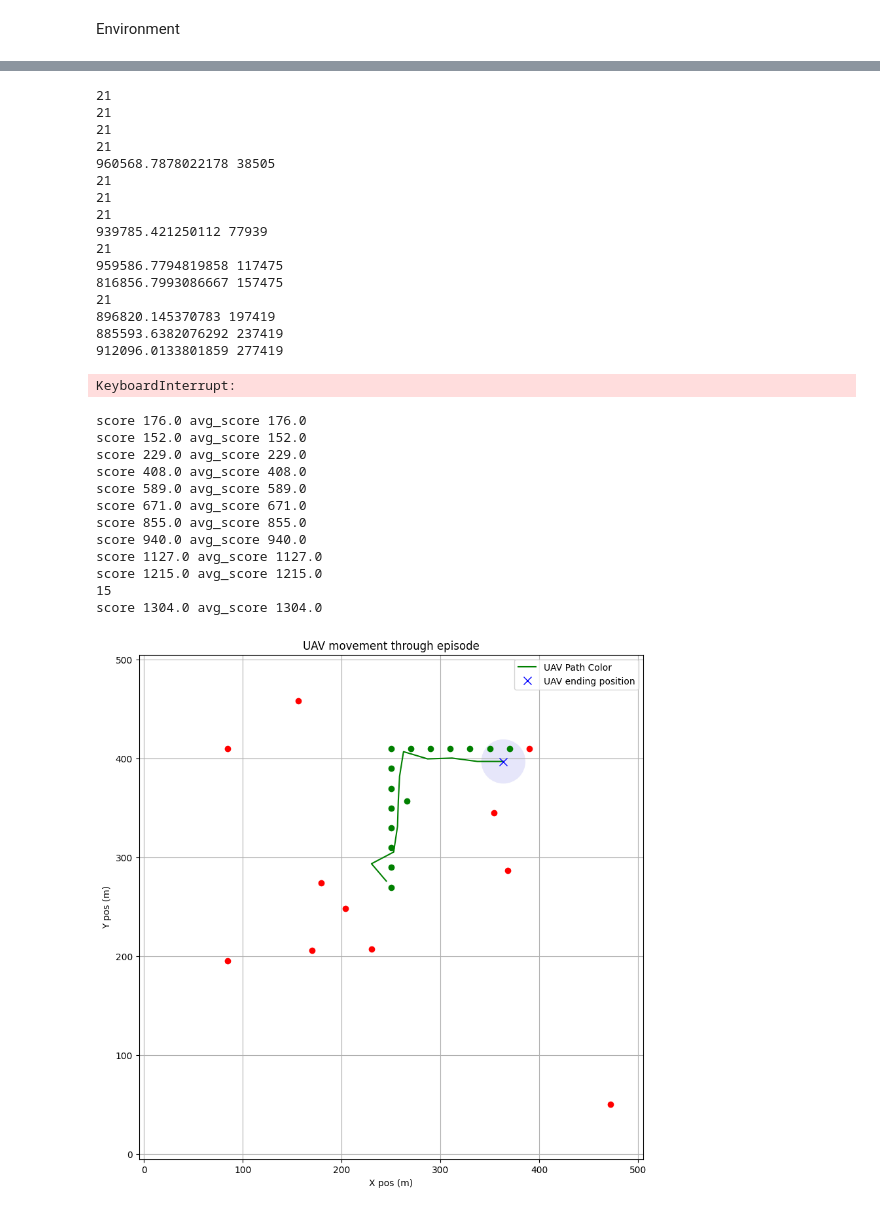
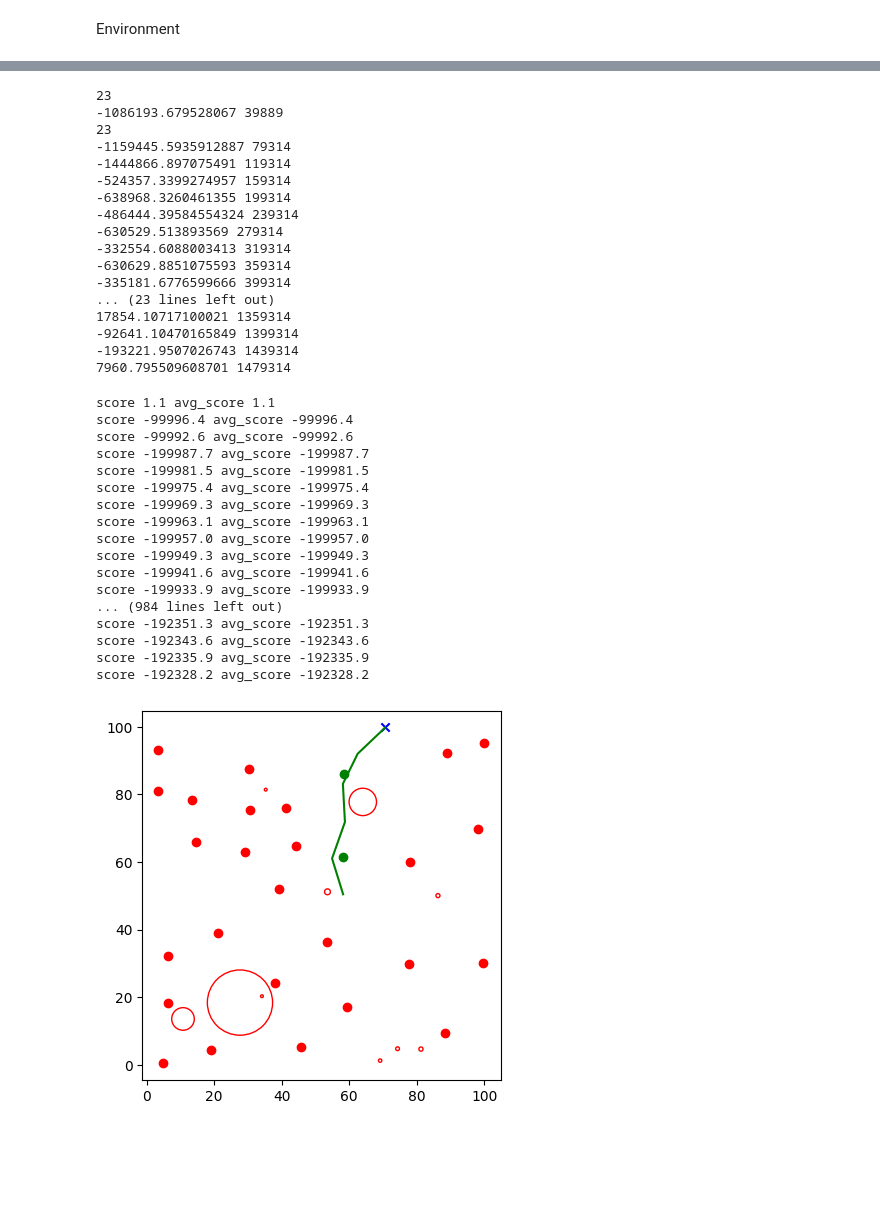
Before and after one commit to eshaansodhi/UAV-PPO-single-agent, a Jupyter notebook: Single_agent.ipynb, the cells around one changed output, grey strips where cells are left out. Saved outputs shown, nothing was run; the diff lists cells and outputs as text; code cells hidden in the pictures; blank space fills up the shorter version.

```diff
--- a/Single_agent.ipynb
+++ b/Single_agent.ipynb
@@ -49,8 +49,9 @@ P_h = 100 #Watt, power required for hovering
 D_max = 10 # meters
 D_min = 1 # meters
 E_IoTD_start = 1000000 #Joules
-Distance_O_penalty = 1000
+Distance_O_penalty = 1000000
 Distance_multiplier = 0.01
+h_reward = 100000
 # %%
 import pandas as pd
 from collections import deque
@@ -984,6 +850,7 @@ env=Single_Agent_UAV()
 step=0
 rp=0
 scores=[]
+UAVPosList = []
 while step<=overallsteps:
         interscore=0
 
@@ -998,6 +865,8 @@ while step<=overallsteps:
             state, reward, done, _ = env.step(action)
             interscore+=reward
 
+            UAVPosList.append(state[:2])
+
             agent.Replaybuffer.rewards.append(reward)
             agent.Replaybuffer.dones.append(done)
 
@@ -1010,57 +879,64 @@ while step<=overallsteps:
                 agent.decay_std()
             scores.append(interscore)
 
+            #   env.render_position_plot(UAVPosList)
+
             if done:
+                UAVPosList = []
                 rp+=1
                 if rp%40==0:
                     print(np.mean(scores[-100:]),step)
 
                 break
 # %% [output]
-21
-21
-21
-21
-960568.7878022178 38505
-21
-21
-21
-939785.421250112 77939
-21
-959586.7794819858 117475
-816856.7993086667 157475
-21
-896820.145370783 197419
-885593.6382076292 237419
-912096.0133801859 277419
+23
+-1086193.679528067 39889
+23
+-1159445.5935912887 79314
+-1444866.897075491 119314
+-524357.3399274957 159314
+-638968.3260461355 199314
+-486444.39584554324 239314
+-630529.513893569 279314
+-332554.6088003413 319314
+-630629.8851075593 359314
+-335181.6776599666 399314
+... (23 lines left out)
+17854.10717100021 1359314
+-92641.10470165849 1399314
+-193221.9507026743 1439314
+7960.795509608701 1479314
-KeyboardInterrupt:
 # %%
 state = env.reset()
 done = False
 score = 0
 UAV_positions_list =[]
 while not done:
     action = agent.get_action(state)
     state, reward, done, _ = env.step(action)
     score += reward
-    UAV_positions_list.append(state)
+    UAV_positions_list.append([state[0],state[1]])
 
     print('score %.1f' % score, 'avg_score %.1f' % score)
 UAV_positions_list = np.array(UAV_positions_list)
-            # print(UAV_positions_list)
-env.render_UAV_movement_through_episode(UAV_positions_list = UAV_positions_list)
+env.render_position_plot(UAV_positions_list = UAV_positions_list)
 # %% [output]
-score 176.0 avg_score 176.0
-score 152.0 avg_score 152.0
-score 229.0 avg_score 229.0
-score 408.0 avg_score 408.0
-score 589.0 avg_score 589.0
-score 671.0 avg_score 671.0
-score 855.0 avg_score 855.0
-score 940.0 avg_score 940.0
-score 1127.0 avg_score 1127.0
-score 1215.0 avg_score 1215.0
-15
-score 1304.0 avg_score 1304.0
+score 1.1 avg_score 1.1
+score -99996.4 avg_score -99996.4
+score -99992.6 avg_score -99992.6
+score -199987.7 avg_score -199987.7
+score -199981.5 avg_score -199981.5
+score -199975.4 avg_score -199975.4
+score -199969.3 avg_score -199969.3
+score -199963.1 avg_score -199963.1
+score -199957.0 avg_score -199957.0
+score -199949.3 avg_score -199949.3
+score -199941.6 avg_score -199941.6
+score -199933.9 avg_score -199933.9
+... (984 lines left out)
+score -192351.3 avg_score -192351.3
+score -192343.6 avg_score -192343.6
+score -192335.9 avg_score -192335.9
+score -192328.2 avg_score -192328.2
-[figure, old version]
+[figure, new version]
 # %%
```
Also changed, not shown: parts of 6 cells of this notebook.
